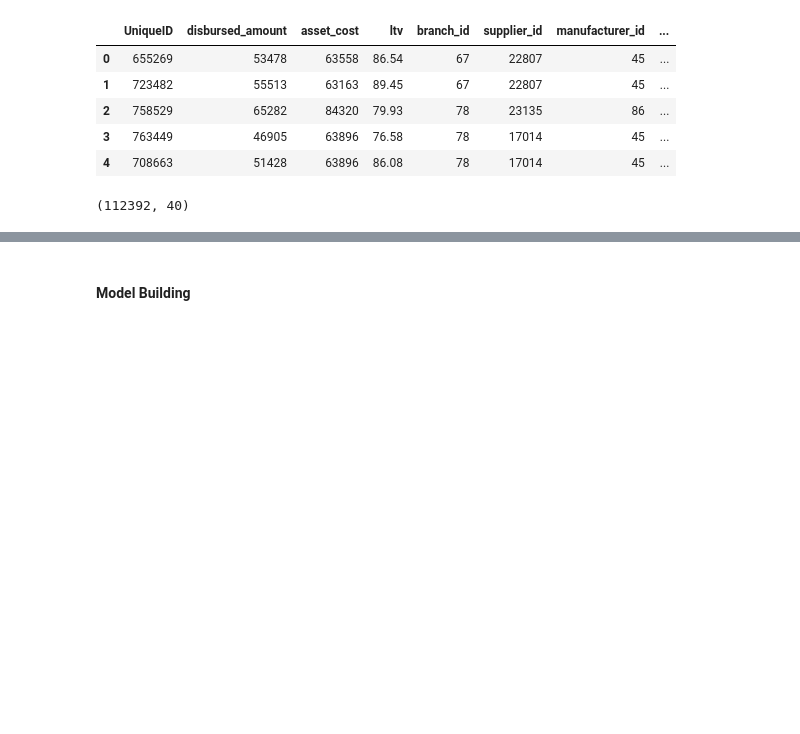
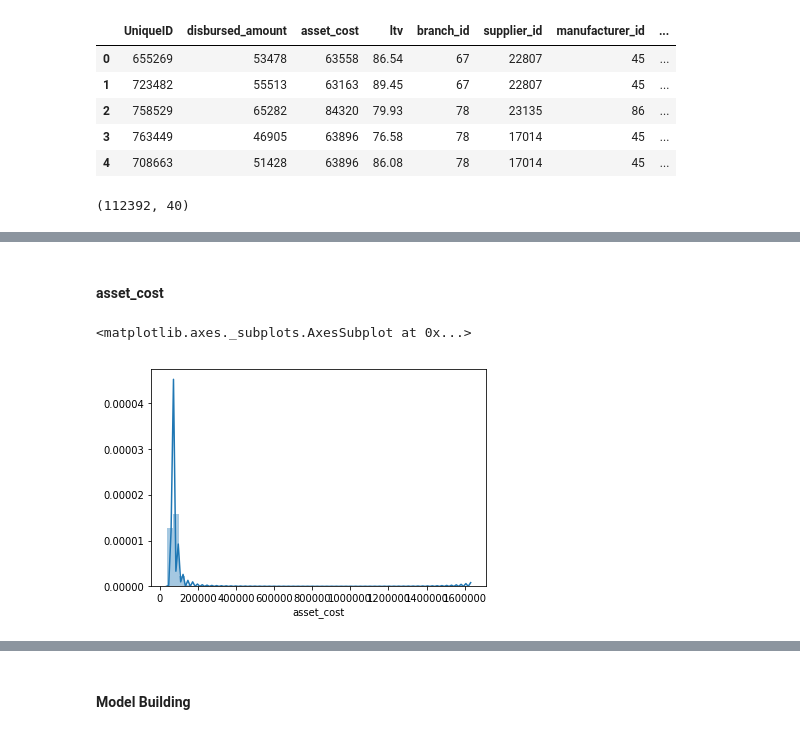
Before and after one commit to patwadeepak/ltfs-finhack, a Jupyter notebook: code.ipynb, the cells around one changed output, grey strips where cells are left out. Cells and saved outputs as stored; diff of their text form; code cells hidden in the pictures; blank space fills up the shorter version.

```diff
--- a/code.ipynb
+++ b/code.ipynb
@@ -78,0 +113,8 @@ df_test.shape
+# %% [markdown]
+#### asset_cost
+# %%
+# asset_cost
+sns.distplot(df_train['asset_cost'])
+# %% [output]
+<matplotlib.axes._subplots.AxesSubplot at 0x...>
+[figure, added]
```
Also changed, not shown: parts of 50 cells of this notebook.
